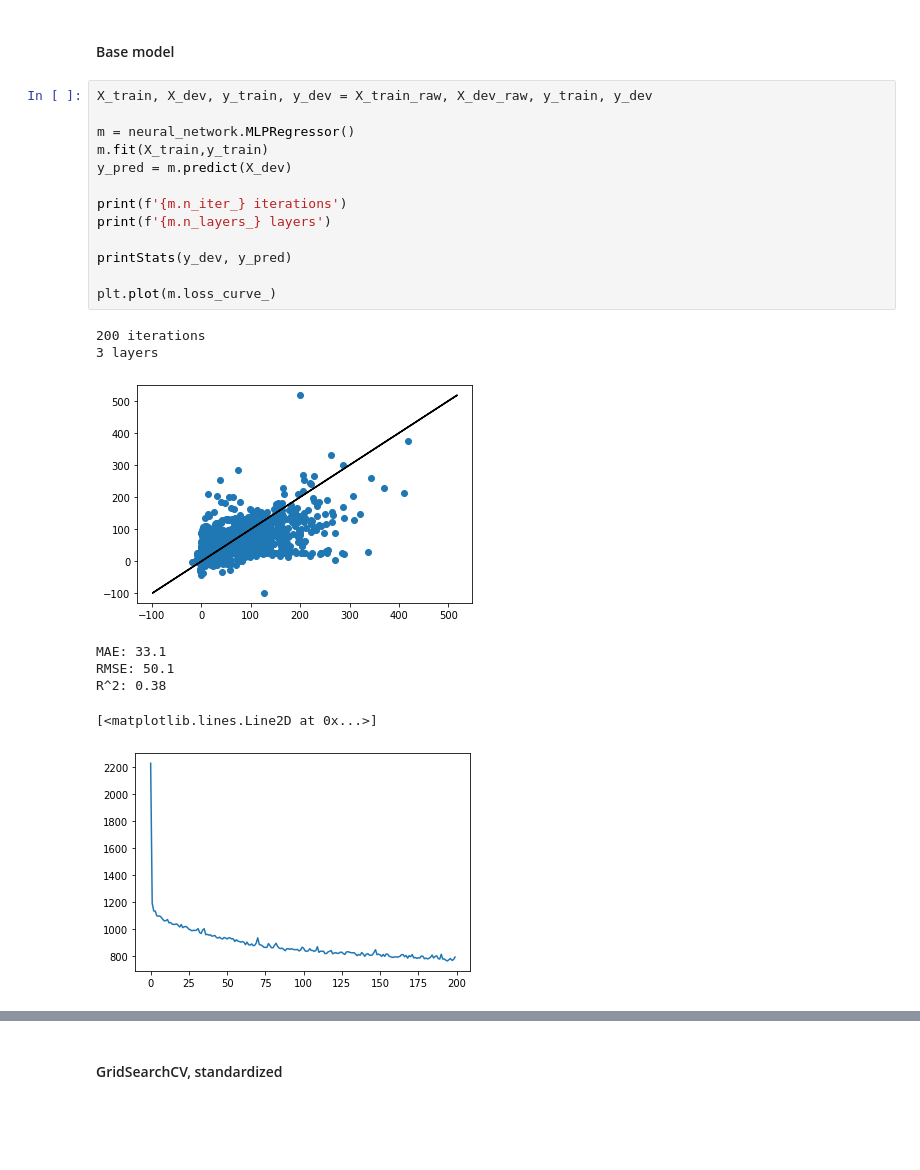
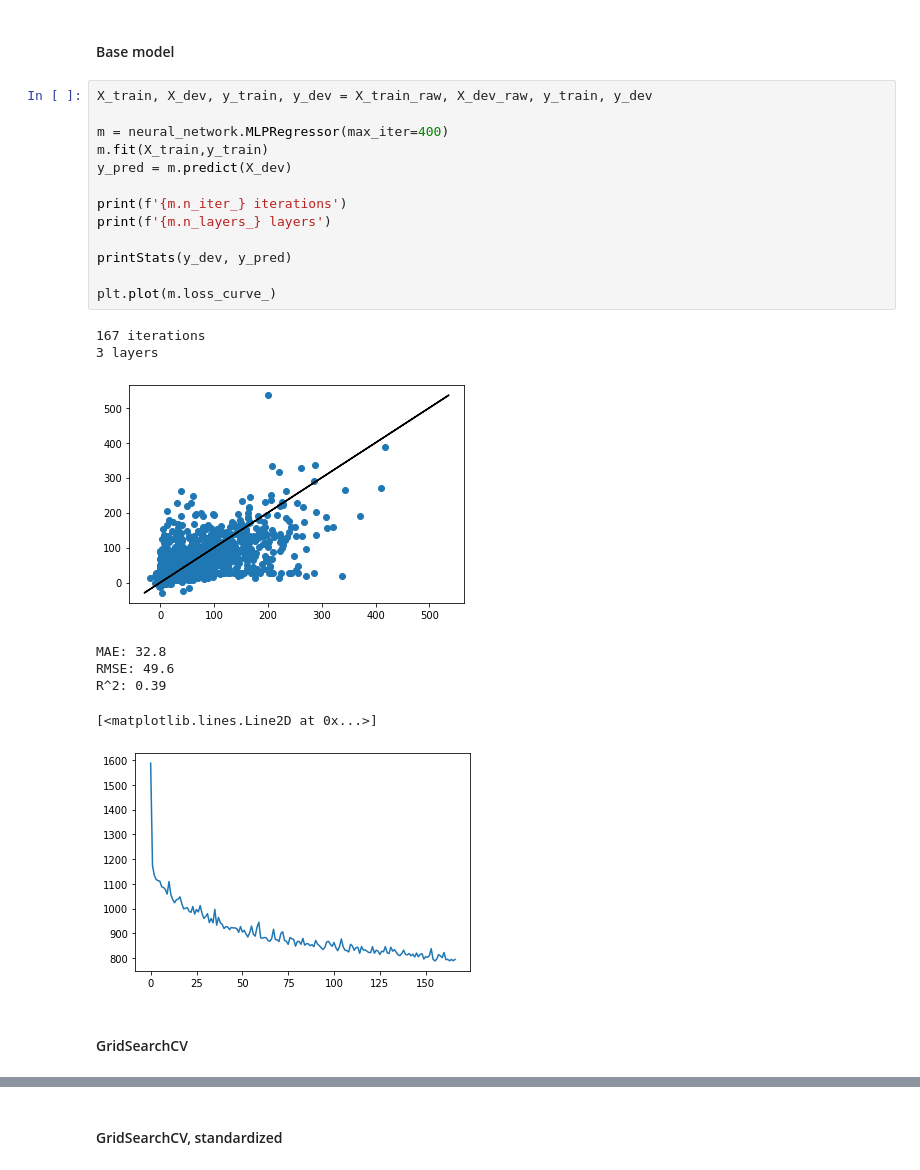
Before and after one commit to mrkawa/fantasyFootballML, a Jupyter notebook: 1_gameAveragesAndSeasonTotals/neuralNet.ipynb, the cells around one changed output, grey strips where cells are left out. Cells and saved outputs as stored; diff of their text form; blank space fills up the shorter version.

```diff
--- a/1_gameAveragesAndSeasonTotals/neuralNet.ipynb
+++ b/1_gameAveragesAndSeasonTotals/neuralNet.ipynb
@@ -75,22 +75,24 @@ X_train_std_select, X_dev_std_select, X_test_std_select = X_train_std.loc[:,keep
 # %%
 X_train, X_dev, y_train, y_dev = X_train_raw, X_dev_raw, y_train, y_dev
 
-m = neural_network.MLPRegressor()
+m = neural_network.MLPRegressor(max_iter=400)
 m.fit(X_train,y_train)
 y_pred = m.predict(X_dev)
 
 print(f'{m.n_iter_} iterations')
 print(f'{m.n_layers_} layers')
 
 printStats(y_dev, y_pred)
 
 plt.plot(m.loss_curve_)
 # %% [output]
-200 iterations
+167 iterations
 3 layers
-[figure, old version]
+[figure, new version]
-MAE: 33.1
-RMSE: 50.1
-R^2: 0.38
+MAE: 32.8
+RMSE: 49.6
+R^2: 0.39
 [<matplotlib.lines.Line2D at 0x...>]
-[figure, old version]
+[figure, new version]
+# %% [markdown]
+#### GridSearchCV
```
Also changed, not shown: parts of 4 cells of this notebook.
